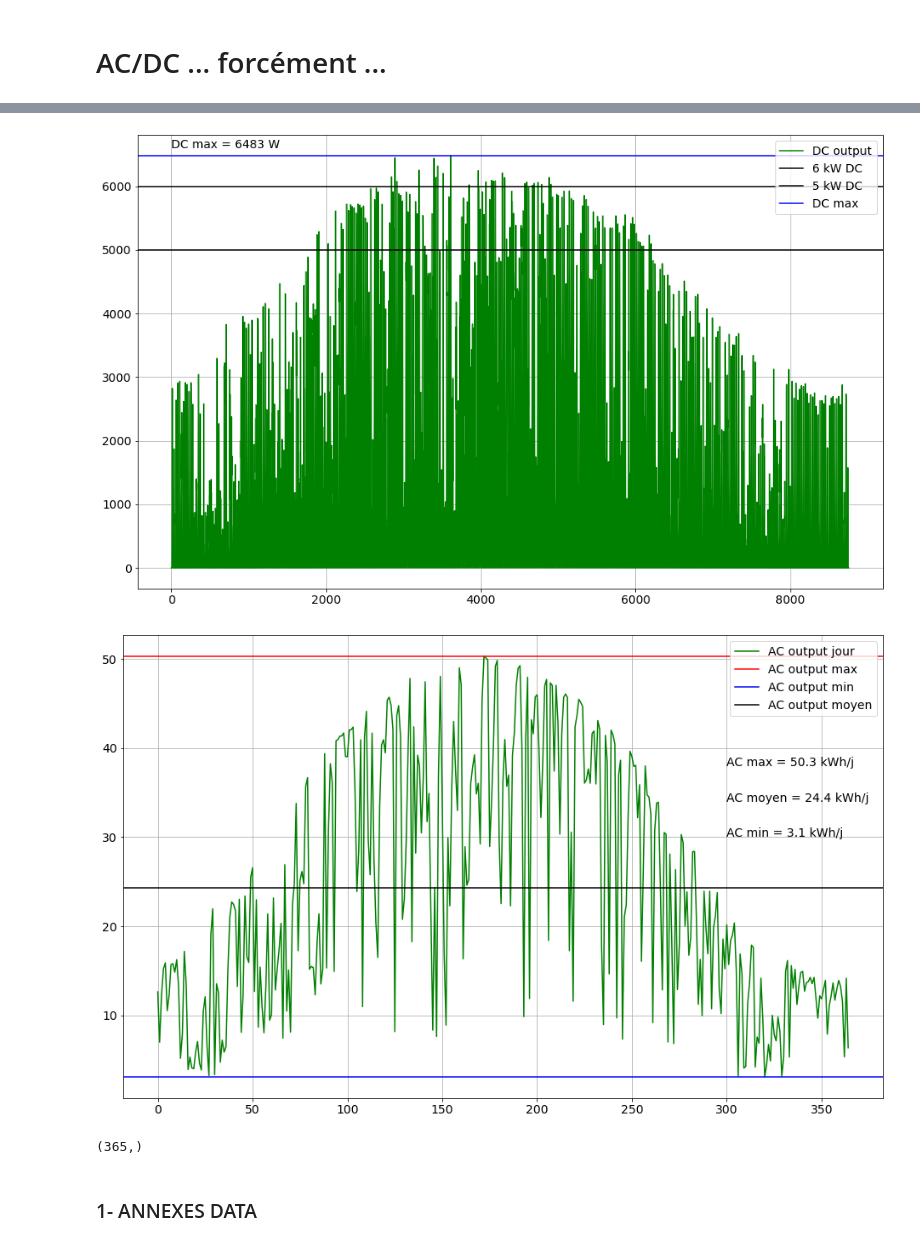
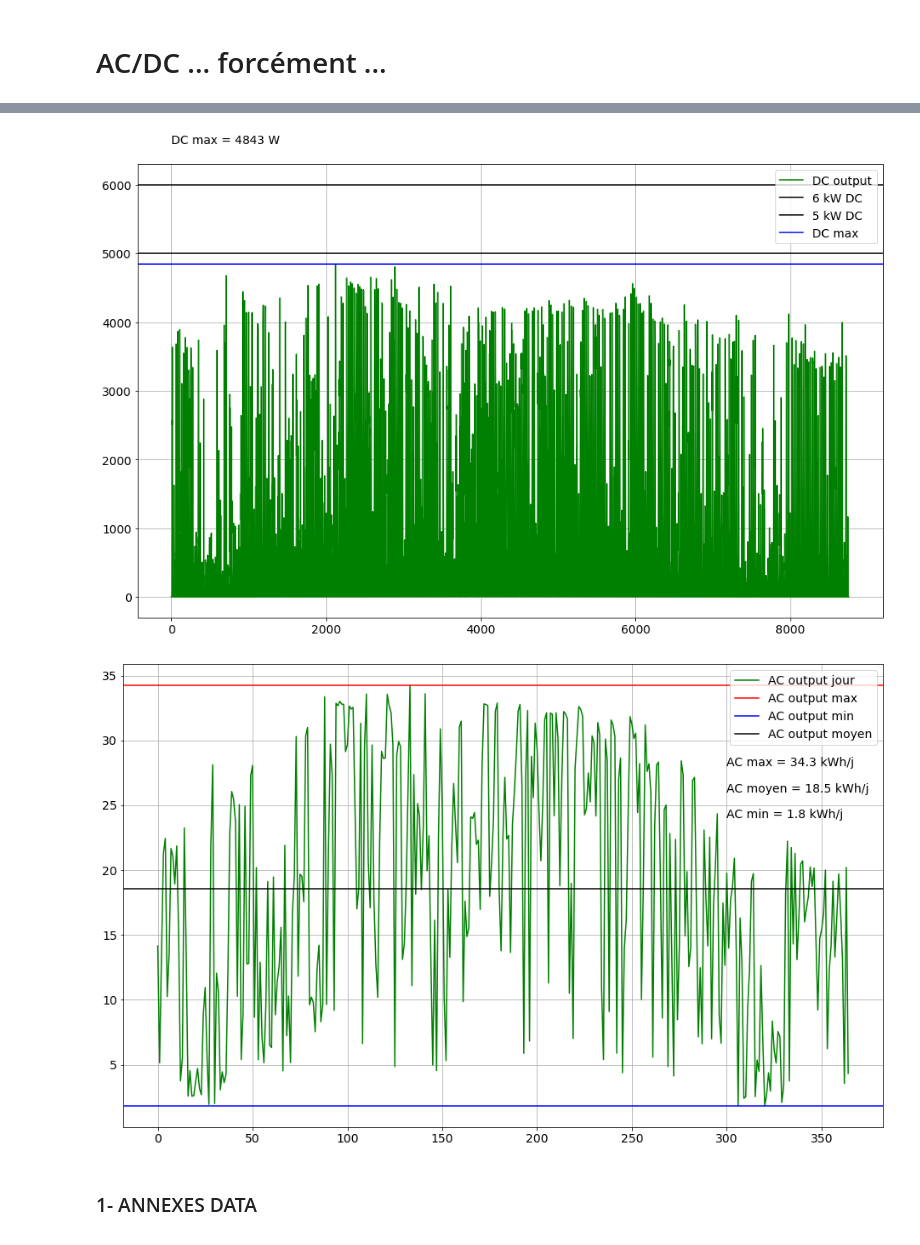
Before and after one commit to BenjaminDeporte/PV, a Jupyter notebook: Code/TutoPVlib.ipynb, the cells around one changed output, grey strips where cells are left out. Saved outputs shown, nothing was run; the diff lists cells and outputs as text; code cells hidden in the pictures.

```diff
--- a/Code/TutoPVlib.ipynb
+++ b/Code/TutoPVlib.ipynb
@@ -179,7 +179,7 @@ POA global annuel = 1526 kWh/m²
 # %% [markdown]
 # Choix CONFIG
 # %%
-tilt_choisi = 'horizontal_tilt_0'
+tilt_choisi = 'optimum_tilt_37'
 # %% [markdown]
 # Module Temperature
 
@@ -410,7 +410,7 @@ f.tight_layout()
 https://pvsc-python-tutorials.github.io/PVSC48-Python-Tutorial/Tutorial%205%20-%20Array%20Power.html
 # %%
 gamma_pdc = module_trina_vertex_405_CEC.get('gamma_r')/100.0
-nameplate = 18 * 405.0
+nameplate = 12 * 405.0
 # %%
 array_power = pvlib.pvsystem.pvwatts_dc(
     dfs_poa.get(tilt_choisi)['poa_global'],
@@ -487,37 +487,33 @@ plt.legend()
 plt.grid()
 plt.show()
 # %% [output]
-[figure, old version]
+[figure, new version]
 # %%
 ac_period = ac.resample('D').sum()/1000.0
 
 ac_max = ac_period.max()
 ac_min = ac_period.min()
 ac_mean = ac_period.mean()
 
 ac_daily = np.array(ac_period)
 
 fig, ax = plt.subplots(figsize=(16,10))
 ax.plot(ac_daily, color='g', label='AC output jour')
 
 plt.axhline(y=ac_max, color='r', label='AC output max')
-plt.text(300, 38,f"AC max = {ac_max:.1f} kWh/j")
+plt.text(300, 28,f"AC max = {ac_max:.1f} kWh/j")
 
 plt.axhline(y=ac_min, color='b', label='AC output min')
-plt.text(300, 30,f"AC min = {ac_min:.1f} kWh/j")
+plt.text(300, 24,f"AC min = {ac_min:.1f} kWh/j")
 
 plt.axhline(y=ac_mean, color='k', label='AC output moyen')
-plt.text(300, 34,f"AC moyen = {ac_mean:.1f} kWh/j")
+plt.text(300, 26,f"AC moyen = {ac_mean:.1f} kWh/j")
 
 plt.legend()
 plt.grid()
 plt.show()
 # %% [output]
-[figure, old version]
+[figure, new version]
-# %%
-ac_daily.shape
-# %% [output]
-(365,)
 # %% [markdown]
 ### 1- ANNEXES DATA
 # %%
```
Also changed, not shown: parts of 7 cells of this notebook.
